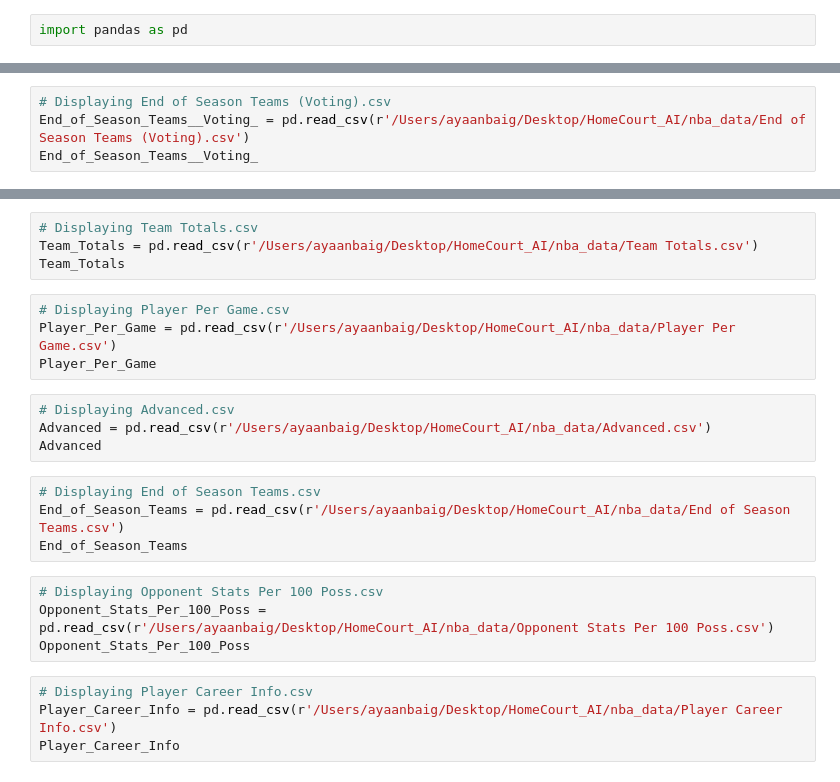
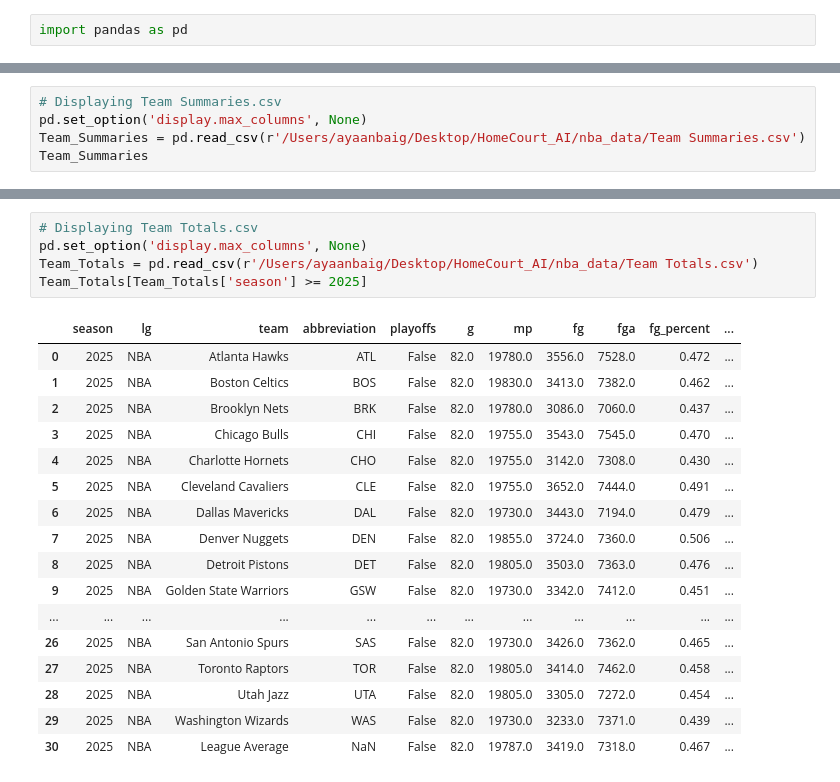
Before and after one commit to ayaanb132/NBA-Game-Predictor, a Jupyter notebook: csv_viewer.ipynb, the cells around one changed output, grey strips where cells are left out. Drawn from its saved outputs; the diff is of its cells as text.

```diff
--- a/csv_viewer.ipynb
+++ b/csv_viewer.ipynb
@@ -7,4 +367,5 @@ Team_Stats_Per_100_Poss
 # %%
-# Displaying End of Season Teams (Voting).csv
-End_of_Season_Teams__Voting_ = pd.read_csv(r'/Users/ayaanbaig/Desktop/HomeCourt_AI/nba_data/End of Season Teams (Voting).csv')
-End_of_Season_Teams__Voting_
+# Displaying Team Summaries.csv
+pd.set_option('display.max_columns', None)
+Team_Summaries = pd.read_csv(r'/Users/ayaanbaig/Desktop/HomeCourt_AI/nba_data/Team Summaries.csv')
+Team_Summaries
@@ -11,24 +386,23 @@ End_of_Season_Teams__Voting_
 # %%
 # Displaying Team Totals.csv
+pd.set_option('display.max_columns', None)
 Team_Totals = pd.read_csv(r'/Users/ayaanbaig/Desktop/HomeCourt_AI/nba_data/Team Totals.csv')
-Team_Totals
+Team_Totals[Team_Totals['season'] >= 2025]
+# %% [output]
+|  | season | lg | team | abbreviation | playoffs | g | mp | fg | fga | fg_percent | ... |
+| 0 | 2025 | NBA | Atlanta Hawks | ATL | False | 82.0 | 19780.0 | 3556.0 | 7528.0 | 0.472 | ... |
+| 1 | 2025 | NBA | Boston Celtics | BOS | False | 82.0 | 19830.0 | 3413.0 | 7382.0 | 0.462 | ... |
+| 2 | 2025 | NBA | Brooklyn Nets | BRK | False | 82.0 | 19780.0 | 3086.0 | 7060.0 | 0.437 | ... |
+| 3 | 2025 | NBA | Chicago Bulls | CHI | False | 82.0 | 19755.0 | 3543.0 | 7545.0 | 0.470 | ... |
+| 4 | 2025 | NBA | Charlotte Hornets | CHO | False | 82.0 | 19755.0 | 3142.0 | 7308.0 | 0.430 | ... |
+| 5 | 2025 | NBA | Cleveland Cavaliers | CLE | False | 82.0 | 19755.0 | 3652.0 | 7444.0 | 0.491 | ... |
+| 6 | 2025 | NBA | Dallas Mavericks | DAL | False | 82.0 | 19730.0 | 3443.0 | 7194.0 | 0.479 | ... |
+| 7 | 2025 | NBA | Denver Nuggets | DEN | False | 82.0 | 19855.0 | 3724.0 | 7360.0 | 0.506 | ... |
+| 8 | 2025 | NBA | Detroit Pistons | DET | False | 82.0 | 19805.0 | 3503.0 | 7363.0 | 0.476 | ... |
+| 9 | 2025 | NBA | Golden State Warriors | GSW | False | 82.0 | 19730.0 | 3342.0 | 7412.0 | 0.451 | ... |
+| ... | ... | ... | ... | ... | ... | ... | ... | ... | ... | ... | ... |
+| 26 | 2025 | NBA | San Antonio Spurs | SAS | False | 82.0 | 19730.0 | 3426.0 | 7362.0 | 0.465 | ... |
+| 27 | 2025 | NBA | Toronto Raptors | TOR | False | 82.0 | 19805.0 | 3414.0 | 7462.0 | 0.458 | ... |
+| 28 | 2025 | NBA | Utah Jazz | UTA | False | 82.0 | 19805.0 | 3305.0 | 7272.0 | 0.454 | ... |
+| 29 | 2025 | NBA | Washington Wizards | WAS | False | 82.0 | 19730.0 | 3233.0 | 7371.0 | 0.439 | ... |
+| 30 | 2025 | NBA | League Average | NaN | False | 82.0 | 19787.0 | 3419.0 | 7318.0 | 0.467 | ... |
-# %%
-# Displaying Player Per Game.csv
-Player_Per_Game = pd.read_csv(r'/Users/ayaanbaig/Desktop/HomeCourt_AI/nba_data/Player Per Game.csv')
-Player_Per_Game
-# %%
-# Displaying Advanced.csv
-Advanced = pd.read_csv(r'/Users/ayaanbaig/Desktop/HomeCourt_AI/nba_data/Advanced.csv')
-Advanced
-# %%
-# Displaying End of Season Teams.csv
-End_of_Season_Teams = pd.read_csv(r'/Users/ayaanbaig/Desktop/HomeCourt_AI/nba_data/End of Season Teams.csv')
-End_of_Season_Teams
-# %%
-# Displaying Opponent Stats Per 100 Poss.csv
-Opponent_Stats_Per_100_Poss = pd.read_csv(r'/Users/ayaanbaig/Desktop/HomeCourt_AI/nba_data/Opponent Stats Per 100 Poss.csv')
-Opponent_Stats_Per_100_Poss
-# %%
-# Displaying Player Career Info.csv
-Player_Career_Info = pd.read_csv(r'/Users/ayaanbaig/Desktop/HomeCourt_AI/nba_data/Player Career Info.csv')
-Player_Career_Info
```
Also changed, not shown: parts of 35 cells of this notebook, 1 other file.
